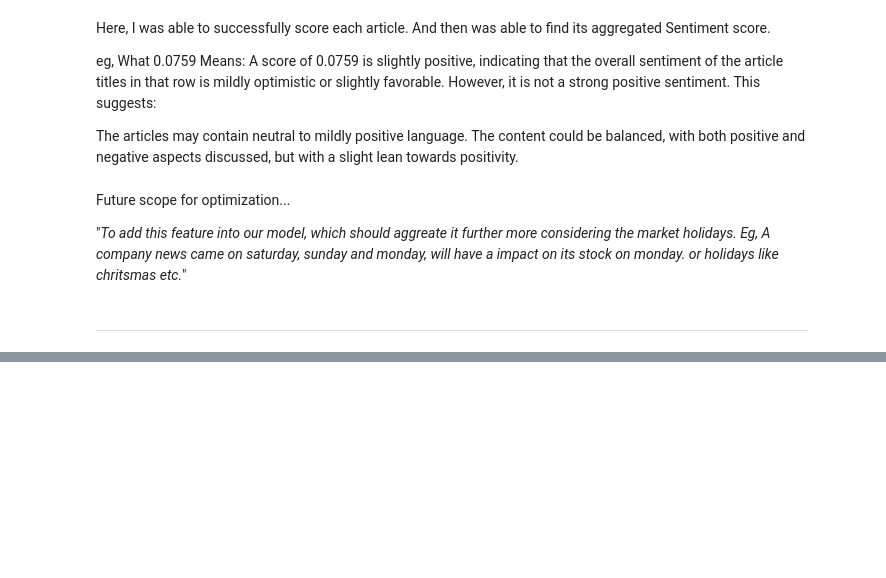
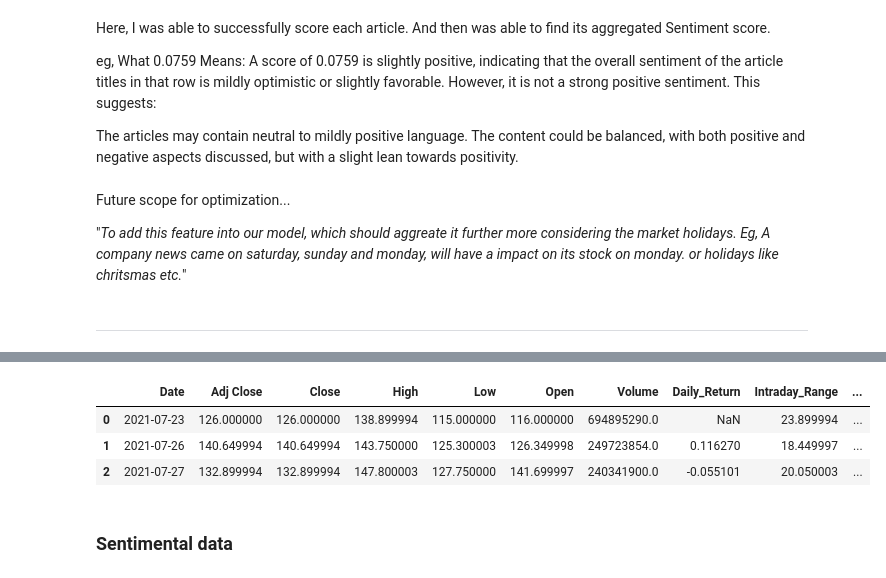
Before and after one commit to KaranSharma-007/Python-Finance, a Jupyter notebook: Main.ipynb, the cells around one changed output, grey strips where cells are left out. Saved outputs shown, nothing was run; the diff lists cells and outputs as text; code cells hidden in the pictures; blank space fills up the shorter version.

```diff
--- a/Main.ipynb
+++ b/Main.ipynb
@@ -264,0 +257,4 @@ Future scope for optimization...
+# %%
+financials_data = pd.read_excel(financial_file_path)
+stock_data = pd.read_csv(stock_price_file_path)
+sentiments_data = pd.read_csv(sentiment_file_path)
@@ -268,0 +328,10 @@ Future scope for optimization...
+# %%
+stock_data = add_price_features(stock_data)
+stock_data.head(3)
+# %% [output]
+|  | Date | Adj Close | Close | High | Low | Open | Volume | Daily_Return | Intraday_Range | ... |
+| 0 | 2021-07-23 | 126.000000 | 126.000000 | 138.899994 | 115.000000 | 116.000000 | 694895290.0 | NaN | 23.899994 | ... |
+| 1 | 2021-07-26 | 140.649994 | 140.649994 | 143.750000 | 125.300003 | 126.349998 | 249723854.0 | 0.116270 | 18.449997 | ... |
+| 2 | 2021-07-27 | 132.899994 | 132.899994 | 147.800003 | 127.750000 | 141.699997 | 240341900.0 | -0.055101 | 20.050003 | ... |
+# %% [markdown]
+### Sentimental data
```
Also changed, not shown: parts of 42 cells of this notebook, 7 other files.
